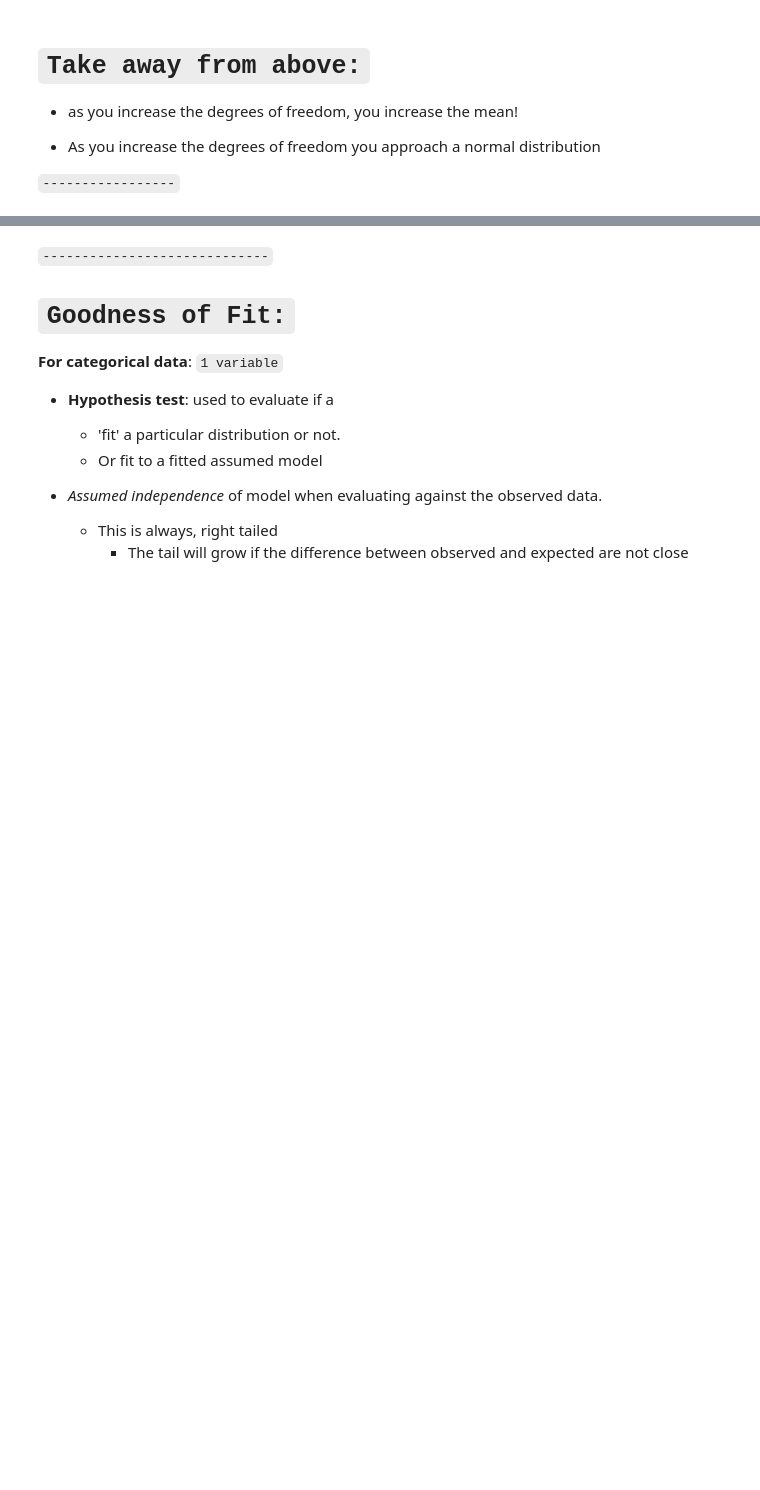
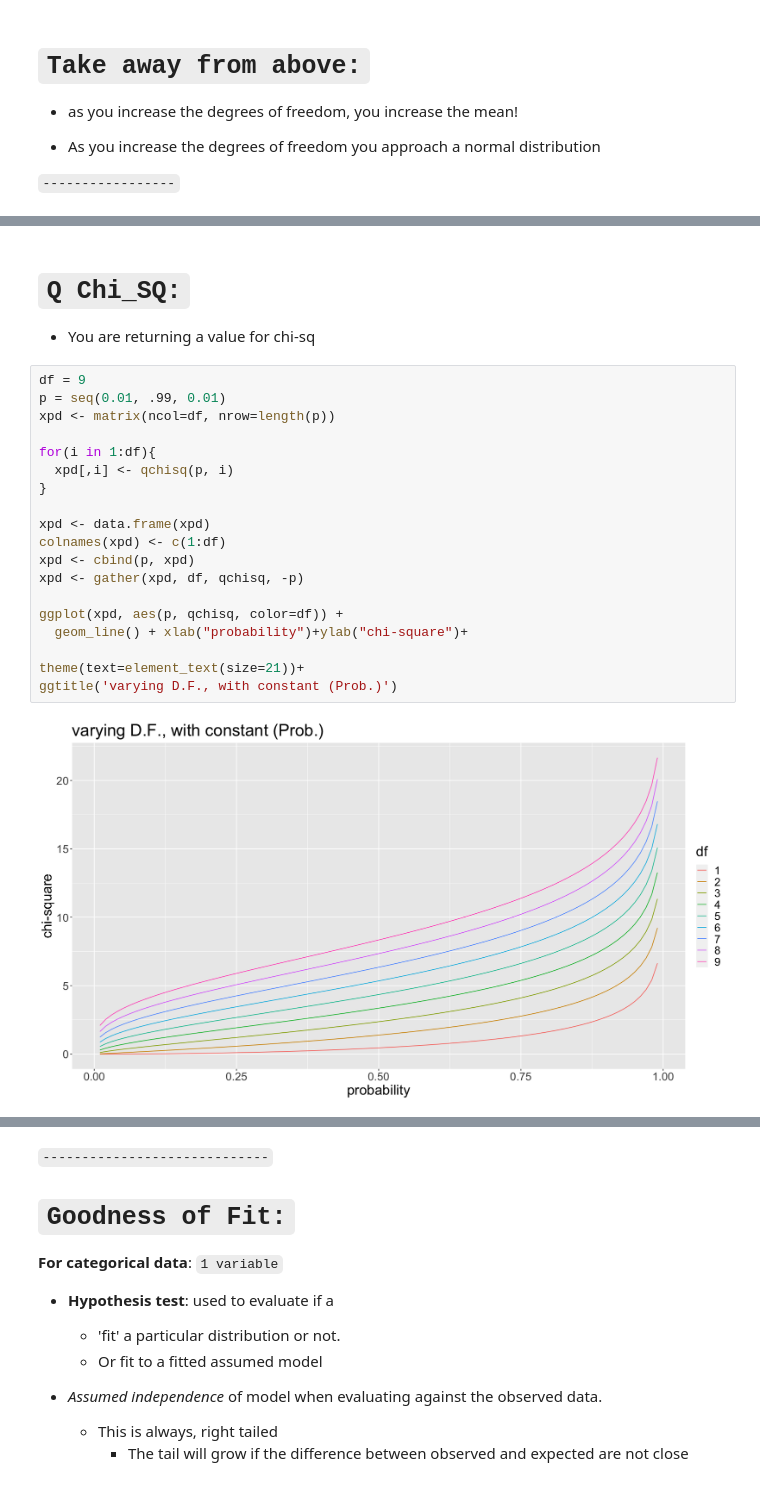
Before and after one commit to MrFuguDataScience/MLE_Basics_N_Stats, a Jupyter notebook: Chi_sq_distr.ipynb, the cells around one changed output, grey strips where cells are left out. Saved outputs shown, nothing was run; the diff lists cells and outputs as text; blank space fills up the shorter version.

```diff
--- a/Chi_sq_distr.ipynb
+++ b/Chi_sq_distr.ipynb
@@ -138,0 +169,25 @@ theme(text=element_text(size=21))
+# %% [markdown]
+# `Q Chi_SQ:`
+
++ You are returning a value for chi-sq
+# %%
+df = 9
+p = seq(0.01, .99, 0.01)
+xpd <- matrix(ncol=df, nrow=length(p))
+
+for(i in 1:df){
+  xpd[,i] <- qchisq(p, i)
+}
+
+xpd <- data.frame(xpd)
+colnames(xpd) <- c(1:df)
+xpd <- cbind(p, xpd)
+xpd <- gather(xpd, df, qchisq, -p)
+
+ggplot(xpd, aes(p, qchisq, color=df)) +
+  geom_line() + xlab("probability")+ylab("chi-square")+
+
+theme(text=element_text(size=21))+
+ggtitle('varying D.F., with constant (Prob.)')
+# %% [output]
+[figure, added]
```
Also changed, not shown: parts of 25 cells of this notebook.
